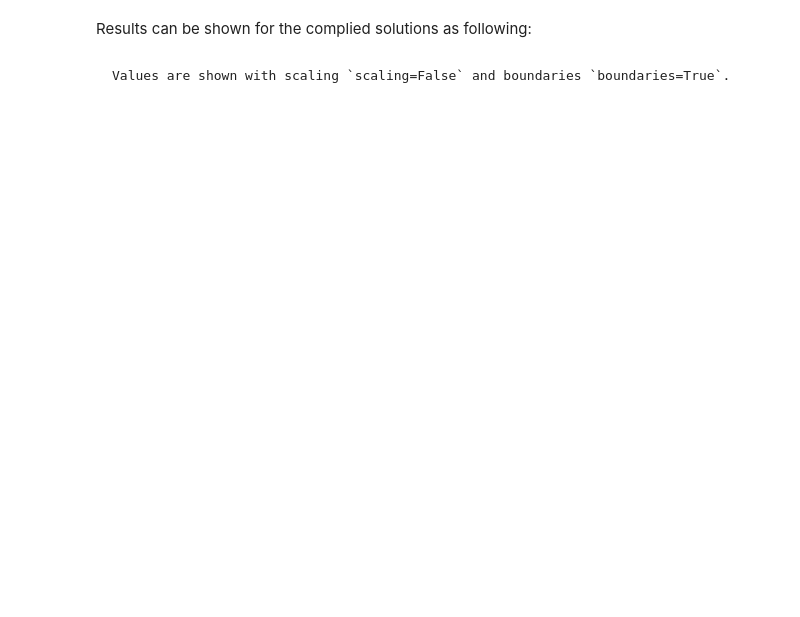
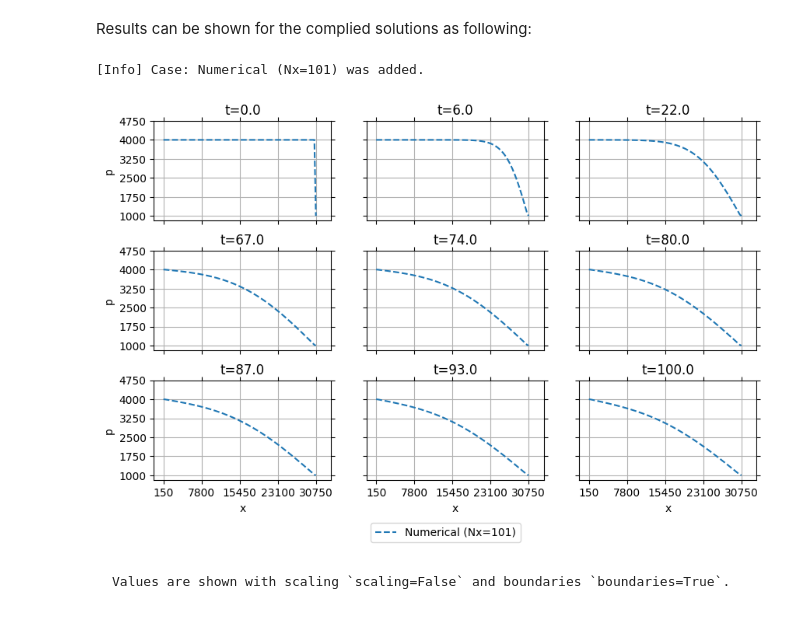
Before and after one commit to hiesabx/reservoirflow, a Jupyter notebook: docs/source/user_guide/tutorials/tutorial_different_solutions_1D1P.ipynb, the cells around one changed output. Cells and saved outputs as stored; diff of their text form; code cells hidden in the pictures; blank space fills up the shorter version.

Commit message:
Update plot method

````diff
--- a/docs/source/user_guide/tutorials/tutorial_different_solutions_1D1P.ipynb
+++ b/docs/source/user_guide/tutorials/tutorial_different_solutions_1D1P.ipynb
@@ -169,7 +171,10 @@ model.run(**common_run_config)
 # %% [markdown]
 Results can be shown for the complied solutions as following:
 # %%
-model.plot(False, True)
+model.plot(scale=False, boundary=True)
+# %% [output]
+[Info] Case: Numerical (Nx=101) was added.
+[figure, added]
 # %% [markdown]
 ```{note}
 Values are shown with scaling `scaling=False` and boundaries `boundaries=True`.
````
Also changed, not shown: parts of 16 cells of this notebook, 5 other files.
